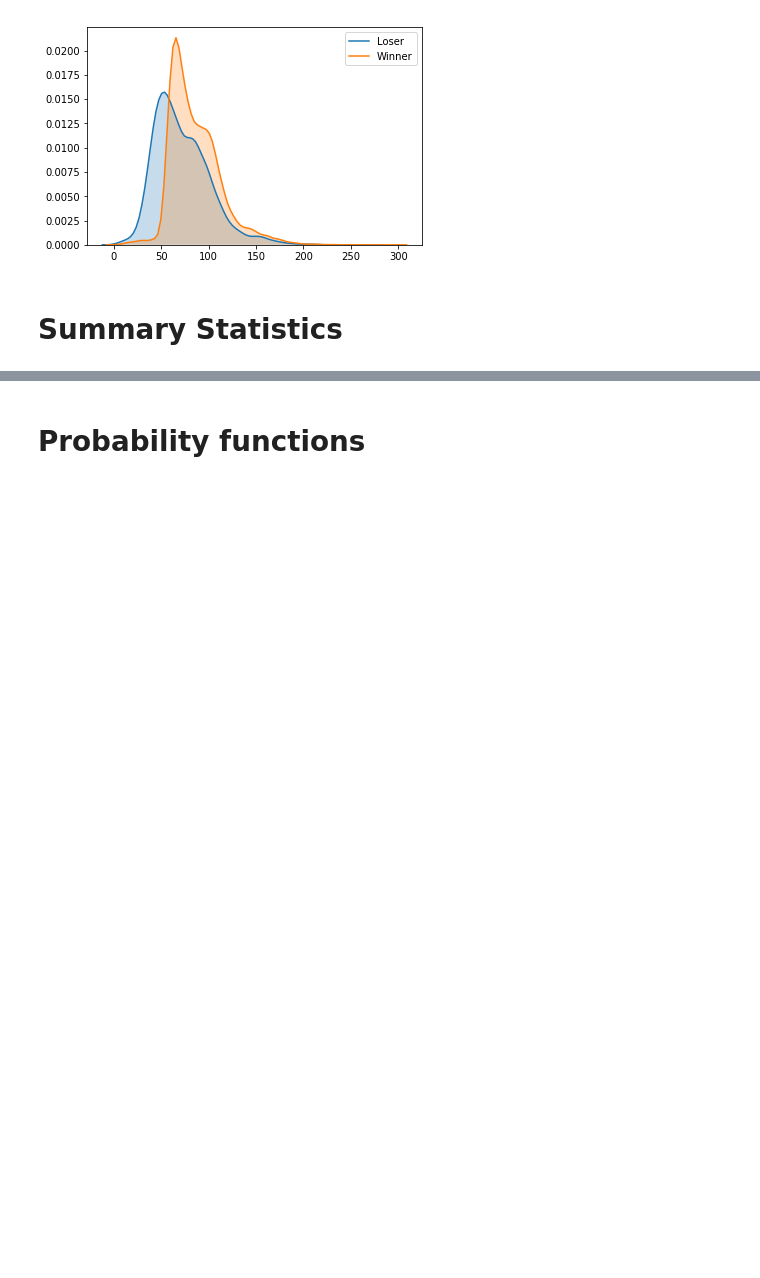
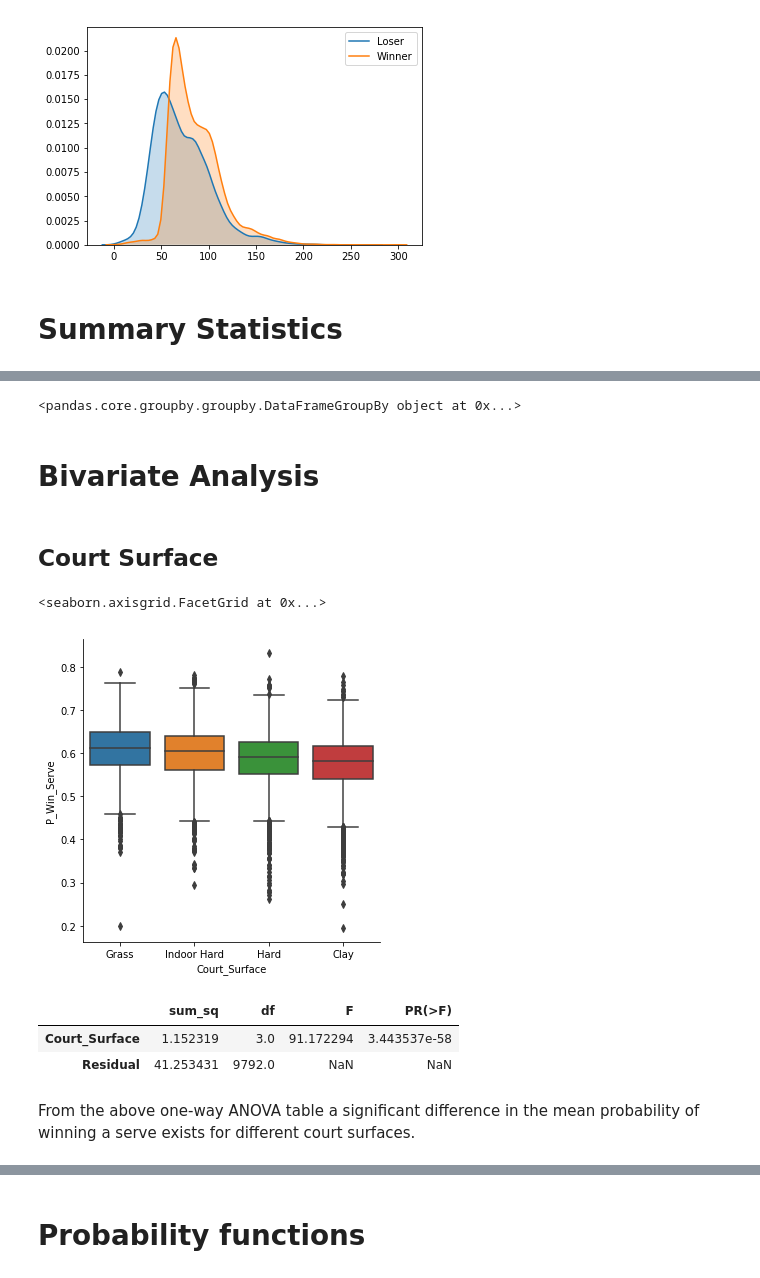
Before and after one commit to Jfbarr/aus_open_datathon_2019, a Jupyter notebook: Workbook.ipynb, the cells around one changed output, grey strips where cells are left out. Drawn from its saved outputs; the diff is of its cells as text; code cells hidden in the pictures; blank space fills up the shorter version.

Commit message:
Catagorical bivariate analysis added

```diff
--- a/Workbook.ipynb
+++ b/Workbook.ipynb
@@ -281,6 +286,7 @@ statCols = ['Total_Sets_Won', 'Total_Games_Won', 'Total_Aces', 'Total_DoubleFaul
 maleTournSummaryDF = summarisePlayerStats(maleDF, statCols)
 maleLifeSummaryDF = summariseLifetimePlayerStats(maleDF, statCols)
 maleServeSummaryDF = addServeStatistics(maleLifeSummaryDF)
+maleTournServeDF = addServeStatistics(maleTournSummaryDF)
 # %%
 # Example of the tournament statistics and lifetime statistics
 display(maleTournSummaryDF.loc[['Andreas Beck','David Goffin']])
@@ -316,0 +343,30 @@ display(maleServeSummaryDF.loc[['Andreas Beck', 'David Goffin']])
+# %%
+maleTournServeDF = maleTournServeDF.reset_index()
+maleTournServeDF.groupby(['Player'])
+# %% [output]
+<pandas.core.groupby.groupby.DataFrameGroupBy object at 0x...>
+# %% [markdown]
+# Bivariate Analysis
+# %% [markdown]
+## Court Surface
+# %%
+sns.catplot(x='Court_Surface', y='P_Win_Serve',
+            kind = "box", order = ['Grass', 'Indoor Hard', \
+                                  'Hard', 'Clay'],
+            data = maleTournServeDF)
+# %% [output]
+<seaborn.axisgrid.FacetGrid at 0x...>
+[figure, added]
+# %%
+# Fit a linear relationship
+lm = ols('P_Win_Serve ~ Court_Surface',
+         data = maleTournServeDF).fit()
+# One-way anova
+aov_table = sm.stats.anova_lm(lm, typ = 2)
+display(aov_table)
+# %% [output]
+|  | sum_sq | df | F | PR(>F) |
+| Court_Surface | 1.152319 | 3.0 | 91.172294 | 3.443537e-58 |
+| Residual | 41.253431 | 9792.0 | NaN | NaN |
+# %% [markdown]
+From the above one-way ANOVA table a significant difference in the mean probability of winning a serve exists for different court surfaces.
```
Also changed, not shown: parts of 10 cells of this notebook, 1 other file.
